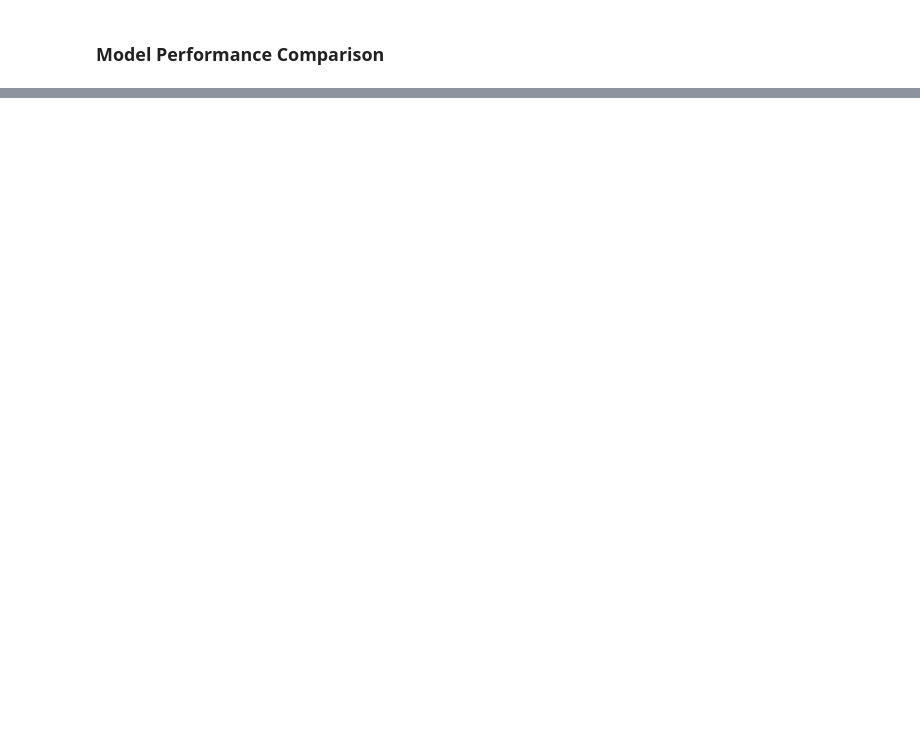
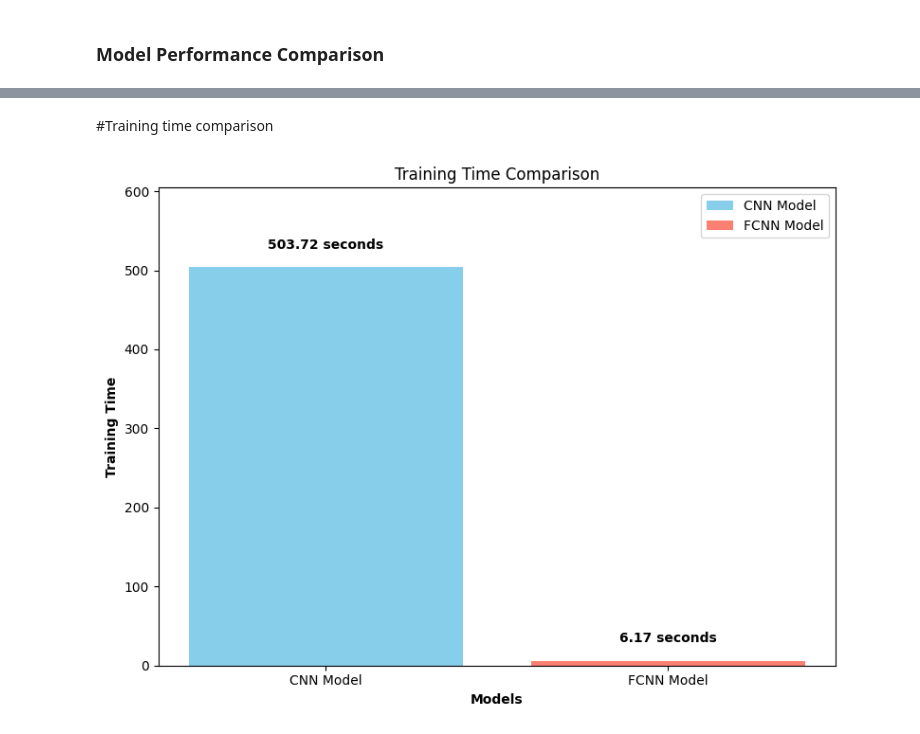
Before and after one commit to ForhanShahriarFahim/Artificial-Intelligence-Lab, a Jupyter notebook: Group_9_Assignment_4(Updated).ipynb, the cells around one changed output, grey strips where cells are left out. Cells and saved outputs as stored; diff of their text form; code cells hidden in the pictures; blank space fills up the shorter version.

```diff
--- a/Group_9_Assignment_4(Updated).ipynb
+++ b/Group_9_Assignment_4(Updated).ipynb
@@ -281,6 +281,9 @@ Trainable params: 4866242 (18.56 MB)
 Non-trainable params: 0 (0.00 Byte)
 _________________________________________________________________
 # %%
+start_time = time.time()
 cnn_history = cnn_model.fit(train_images, train_labels, validation_data=(val_images, val_labels), epochs=30)
+end_time = time.time()
+cnn_training_time = end_time - start_time
 # %% [output]
 Epoch 1/30
@@ -438,8 +441,11 @@ Non-trainable params: 0 (0.00 Byte)
 _________________________________________________________________
 # %%
 # Fit the model
+start_time = time.time()
 fcnn_history = fcnn_model.fit(train_images, train_labels,
                          epochs=25,
                          validation_data=(val_images, val_labels))
+end_time = time.time()
+fcnn_training_time = end_time - start_time
 # %% [output]
 Epoch 1/25
@@ -598,0 +605,29 @@ plt.show()
+# %% [markdown]
+#Training time comparison
+# %%
+# Plot the training time comparison
+models = ['CNN Model', 'FCNN Model']
+training_times = [cnn_training_time, fcnn_training_time]
+
+plt.figure(figsize=(8, 6))
+bars = plt.bar(models, training_times, color=['skyblue', 'salmon'])
+plt.xlabel('Models', weight='bold')
+plt.ylabel('Training Time', weight='bold')
+plt.title('Training Time Comparison')
+plt.xticks()
+plt.ylim(0, max(training_times) * 1.2)  # Set y-axis limit
+
+# Add values on top of bars
+for i, bar in enumerate(bars):
+    plt.text(bar.get_x() + bar.get_width()/2, bar.get_height() + 20,  # Adjust the distance here (20)
+             f'{training_times[i]:.2f} seconds',
+             ha='center', va='bottom', weight='bold')
+
+# Add legend
+plt.legend(bars, models, loc='upper right')
+
+plt.tight_layout()
+#plt.savefig('/content/drive/MyDrive/Classifier Dataset/Trans images/training_time_comparison.png')
+plt.show()
+# %% [output]
+[figure, added]
```
Also changed, not shown: parts of 14 cells of this notebook.
